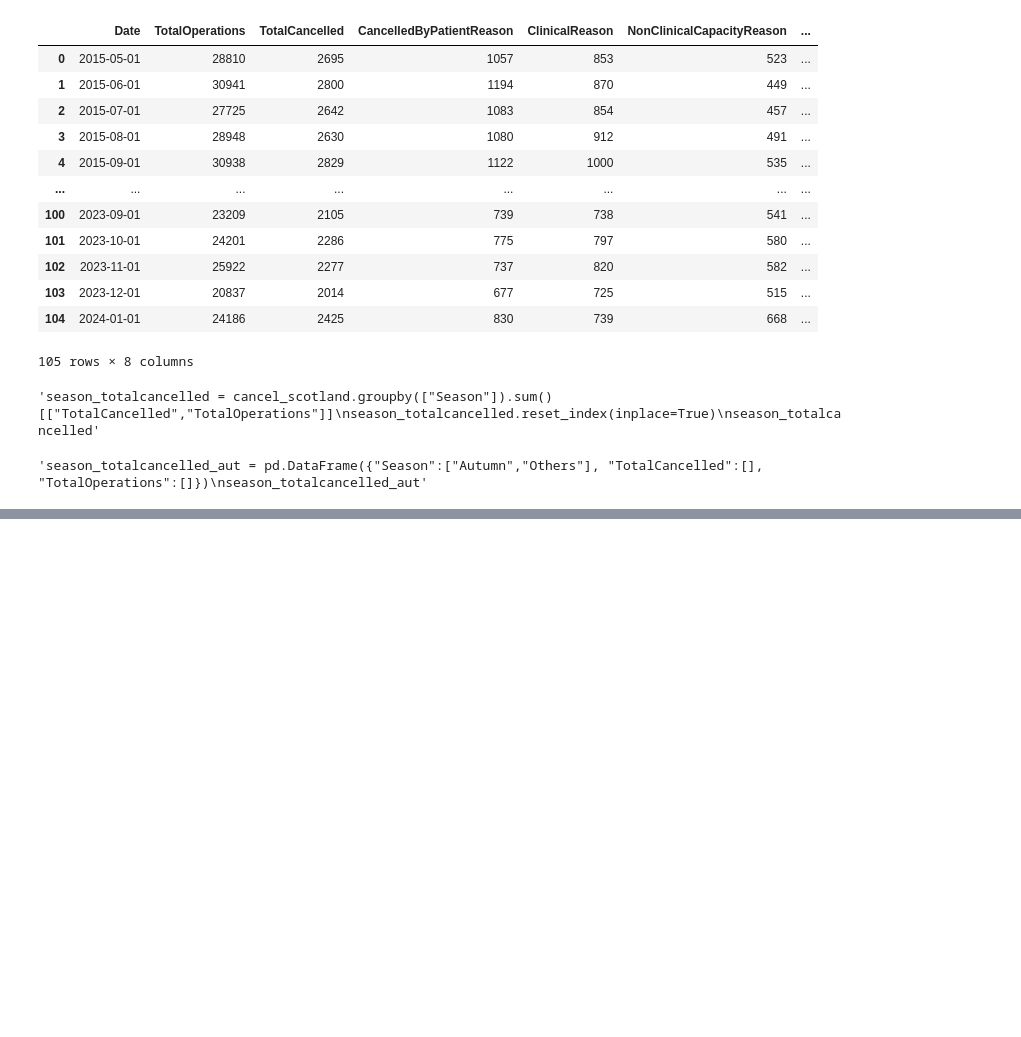
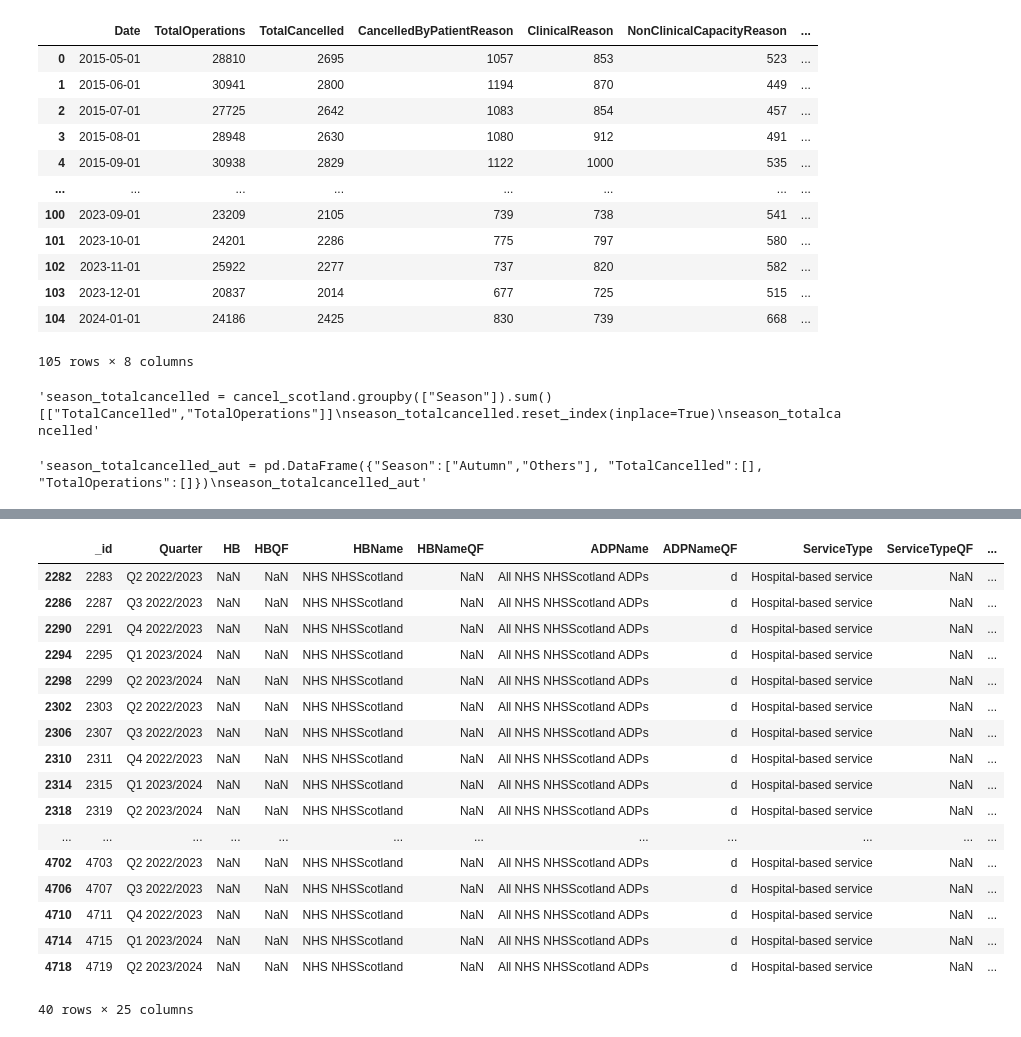
Before and after one commit to brianej/fdscw3, a Jupyter notebook: q1.ipynb, the cells around one changed output, grey strips where cells are left out. Saved outputs shown, nothing was run; the diff lists cells and outputs as text; code cells hidden in the pictures; blank space fills up the shorter version.

```diff
--- a/q1.ipynb
+++ b/q1.ipynb
@@ -169,0 +199,27 @@ season_totalcancelled_aut"""
+# %%
+alc_drug_waitingtime_fp = os.path.join(os.getcwd(), "datasets", "alcdrug_waitingtime.csv")
+alc_drug_waitingtime = pd.read_csv(alc_drug_waitingtime_fp)
+# %%
+alc_drug_waitingtime = alc_drug_waitingtime[alc_drug_waitingtime["HBName"] == "NHS NHSScotland"]
+alc_drug_waitingtime = alc_drug_waitingtime[alc_drug_waitingtime["ServiceType"] == "Hospital-based service"]
+# %%
+alc_drug_waitingtime
+# %% [output]
+|  | _id | Quarter | HB | HBQF | HBName | HBNameQF | ADPName | ADPNameQF | ServiceType | ServiceTypeQF | ... |
+| 2282 | 2283 | Q2 2022/2023 | NaN | NaN | NHS NHSScotland | NaN | All NHS NHSScotland ADPs | d | Hospital-based service | NaN | ... |
+| 2286 | 2287 | Q3 2022/2023 | NaN | NaN | NHS NHSScotland | NaN | All NHS NHSScotland ADPs | d | Hospital-based service | NaN | ... |
+| 2290 | 2291 | Q4 2022/2023 | NaN | NaN | NHS NHSScotland | NaN | All NHS NHSScotland ADPs | d | Hospital-based service | NaN | ... |
+| 2294 | 2295 | Q1 2023/2024 | NaN | NaN | NHS NHSScotland | NaN | All NHS NHSScotland ADPs | d | Hospital-based service | NaN | ... |
+| 2298 | 2299 | Q2 2023/2024 | NaN | NaN | NHS NHSScotland | NaN | All NHS NHSScotland ADPs | d | Hospital-based service | NaN | ... |
+| 2302 | 2303 | Q2 2022/2023 | NaN | NaN | NHS NHSScotland | NaN | All NHS NHSScotland ADPs | d | Hospital-based service | NaN | ... |
+| 2306 | 2307 | Q3 2022/2023 | NaN | NaN | NHS NHSScotland | NaN | All NHS NHSScotland ADPs | d | Hospital-based service | NaN | ... |
+| 2310 | 2311 | Q4 2022/2023 | NaN | NaN | NHS NHSScotland | NaN | All NHS NHSScotland ADPs | d | Hospital-based service | NaN | ... |
+| 2314 | 2315 | Q1 2023/2024 | NaN | NaN | NHS NHSScotland | NaN | All NHS NHSScotland ADPs | d | Hospital-based service | NaN | ... |
+| 2318 | 2319 | Q2 2023/2024 | NaN | NaN | NHS NHSScotland | NaN | All NHS NHSScotland ADPs | d | Hospital-based service | NaN | ... |
+| ... | ... | ... | ... | ... | ... | ... | ... | ... | ... | ... | ... |
+| 4702 | 4703 | Q2 2022/2023 | NaN | NaN | NHS NHSScotland | NaN | All NHS NHSScotland ADPs | d | Hospital-based service | NaN | ... |
+| 4706 | 4707 | Q3 2022/2023 | NaN | NaN | NHS NHSScotland | NaN | All NHS NHSScotland ADPs | d | Hospital-based service | NaN | ... |
+| 4710 | 4711 | Q4 2022/2023 | NaN | NaN | NHS NHSScotland | NaN | All NHS NHSScotland ADPs | d | Hospital-based service | NaN | ... |
+| 4714 | 4715 | Q1 2023/2024 | NaN | NaN | NHS NHSScotland | NaN | All NHS NHSScotland ADPs | d | Hospital-based service | NaN | ... |
+| 4718 | 4719 | Q2 2023/2024 | NaN | NaN | NHS NHSScotland | NaN | All NHS NHSScotland ADPs | d | Hospital-based service | NaN | ... |
+40 rows × 25 columns
```
Also changed, not shown: parts of 4 cells of this notebook, 6 other files.
